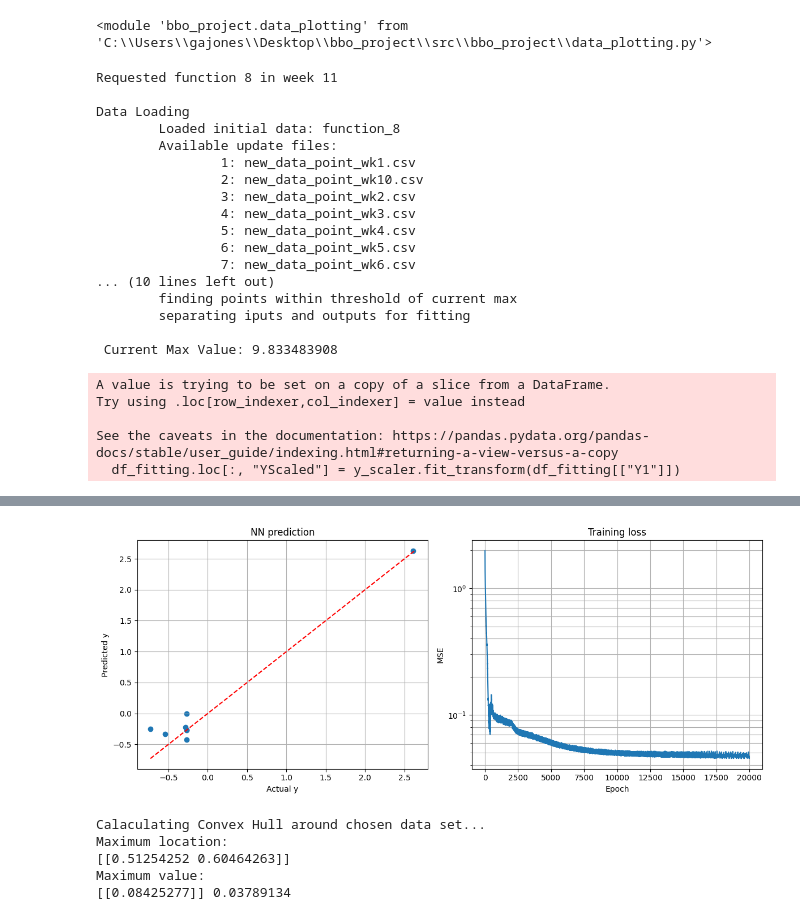
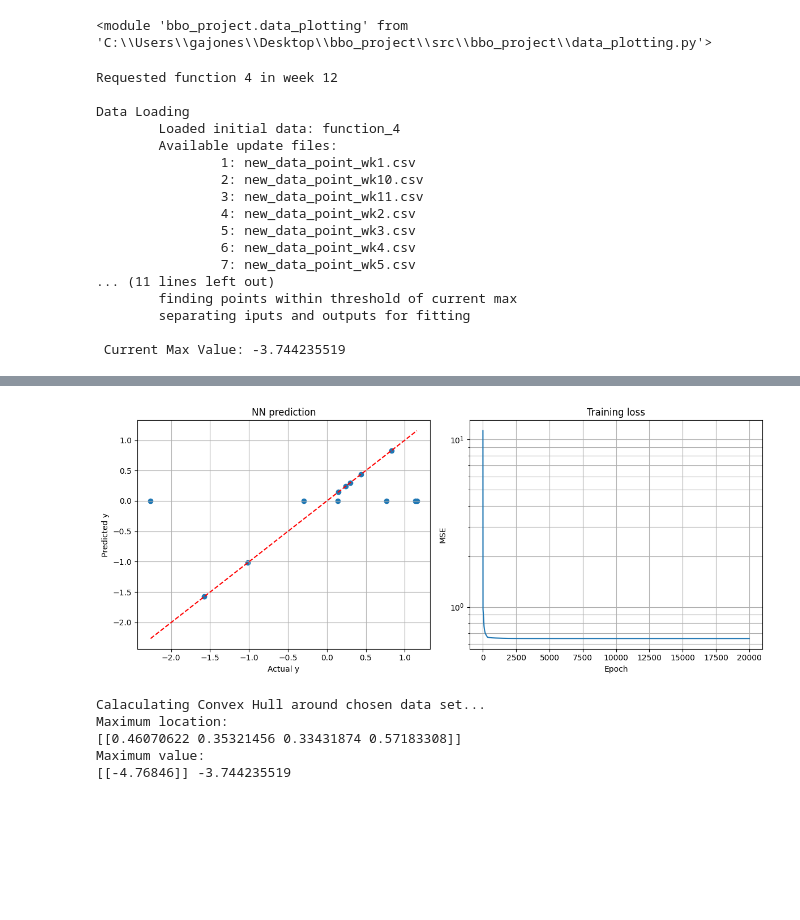
Before and after one commit to grjones10/IMP-PCMLAI-CAPSTONE, a Jupyter notebook: notebooks/phase3.ipynb, the cells around one changed output, grey strips where cells are left out. Saved outputs shown, nothing was run; the diff lists cells and outputs as text; code cells hidden in the pictures; blank space fills up the shorter version.

```diff
--- a/notebooks/phase3.ipynb
+++ b/notebooks/phase3.ipynb
@@ -1,6 +1,6 @@
 # %%
-week = 11
-function = 8
+week = 12
+function = 4
 # %%
 import pandas as pd
 import numpy as np
@@ -54,7 +55,7 @@ print("\textracting input variables")
 input_cols = data_loading.get_X_cols(df)
 
 print("\tfinding points within threshold of current max")
-df_fitting = data_augmentation.extract_distance_from_max(df, "Y1", input_cols, 8)
+df_fitting = data_augmentation.extract_distance_from_max(df, "Y1", input_cols, 12)
 
 x_scaler = StandardScaler()
 y_scaler = StandardScaler()
@@ -68,25 +69,20 @@ y = df_fitting["YScaled"].to_numpy(dtype=np.float32).reshape(-1,1)
 
 print(f"\n Current Max Value: {df['Y1'].max()}")
 # %% [output]
-Requested function 8 in week 11
+Requested function 4 in week 12
 
 Data Loading
-        Loaded initial data: function_8
+        Loaded initial data: function_4
         Available update files:
                 1: new_data_point_wk1.csv
                 2: new_data_point_wk10.csv
-                3: new_data_point_wk2.csv
-                4: new_data_point_wk3.csv
-                5: new_data_point_wk4.csv
-                6: new_data_point_wk5.csv
-                7: new_data_point_wk6.csv
-... (10 lines left out)
+                3: new_data_point_wk11.csv
+                4: new_data_point_wk2.csv
+                5: new_data_point_wk3.csv
+                6: new_data_point_wk4.csv
+                7: new_data_point_wk5.csv
+... (11 lines left out)
         finding points within threshold of current max
         separating iputs and outputs for fitting
 
- Current Max Value: 9.833483908
+ Current Max Value: -3.744235519
-A value is trying to be set on a copy of a slice from a DataFrame.
-Try using .loc[row_indexer,col_indexer] = value instead
-
-See the caveats in the documentation: https://pandas.pydata.org/pandas-docs/stable/user_guide/indexing.html#returning-a-view-versus-a-copy
-  df_fitting.loc[:, "YScaled"] = y_scaler.fit_transform(df_fitting[["Y1"]])
@@ -149,3 +132,8 @@ def train_step(x, y):
     optimizer.apply_gradients(zip(gradients, [W1, W2]))
 
     return loss
+# %%
+#hyperparamters
+n_hidden = 2
+epochs = 5000
+lr = 0.04
@@ -152,5 +155,5 @@ def train_step(x, y):
 # %%
-epochs = 20000
+
 loss_history = []
 
 for epoch in range(epochs):
@@ -213,4 +216,4 @@ Epoch 19500: Loss = 0.048817
-[figure, old version]
+[figure, new version]
 # %%
 print(f"Calaculating Convex Hull around chosen data set...")
 hull, points_hull = data_augmentation.compute_convex_hull(df_fitting[input_cols])
@@ -239,9 +242,9 @@ print(y_max_original,df["Y1"].max())
 # %% [output]
 Calaculating Convex Hull around chosen data set...
 Maximum location:
-[[0.51254252 0.60464263]]
+[[0.46070622 0.35321456 0.33431874 0.57183308]]
 Maximum value:
-[[0.08425277]] 0.03789134
+[[-4.76846]] -3.744235519
 # %%
 best_point_dict = {col: val for col, val in zip(input_cols, x_max_original[0])}
 
```
Also changed, not shown: parts of 8 cells of this notebook, 41 other files.
